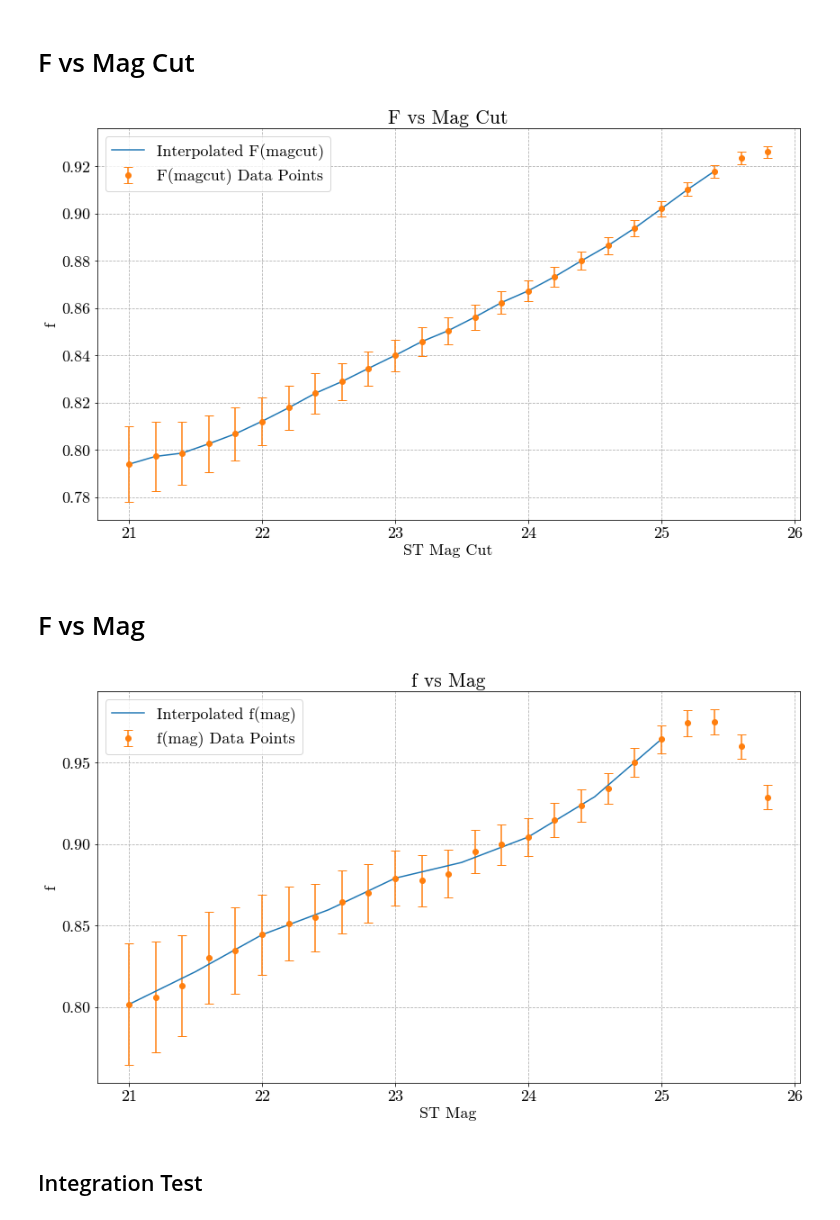
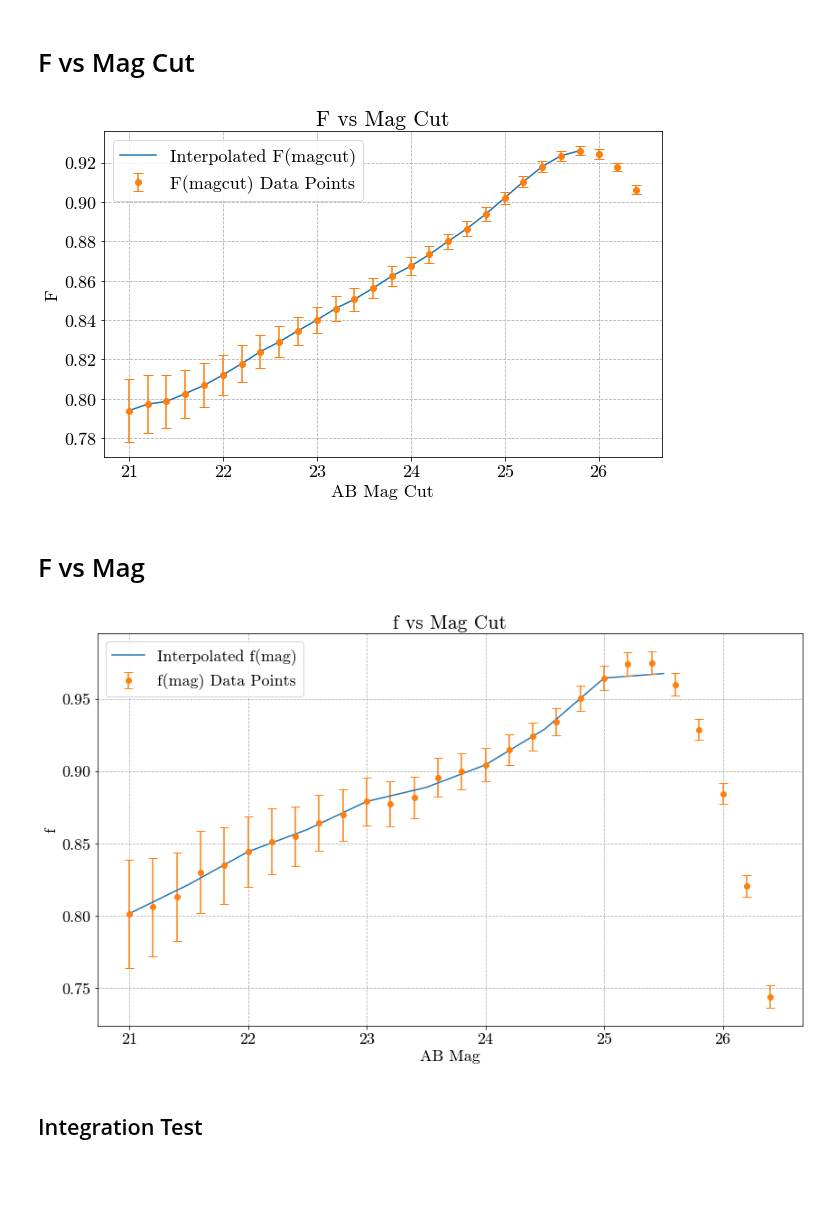
Before and after one commit to veome22/superbit_neff, a Jupyter notebook: neff_extrapolation_test.ipynb, the cells around one changed output. Cells and saved outputs as stored; diff of their text form; code cells hidden in the pictures; blank space fills up the shorter version.

```diff
--- a/neff_extrapolation_test.ipynb
+++ b/neff_extrapolation_test.ipynb
@@ -16,7 +16,7 @@ mpl.rcParams['axes.unicode_minus'] = False
 DIRECTORY = '/mnt/44868D0F868D02A2/Users/veome/Google Drive/Academics/Senior Thesis/Code/Catalog/'
 # %%
 # cosmos = np.genfromtxt(DIRECTORY+'acs_cosmos1361.gcat_ascii', usecols=range(0,10), invalid_raise=False)
-cosmos = np.genfromtxt('superbit_cosmos1361_shape_mag26.gcat_ascii', usecols=range(0,13), invalid_raise=False)
+cosmos = np.genfromtxt('superbit_cosmos1361_shape_abmag26.5.gcat_ascii', usecols=range(0,13), invalid_raise=False)
 # cosmos = np.genfromtxt('superbit19_cosmos1361_lum_mag26.gcat_ascii', usecols=range(0,13), invalid_raise=False)
 
 print("Original Catalog Size: %i"%cosmos.shape[0])
@@ -55,7 +55,7 @@ SuperBIT PSF: 0.362"
 SuperBIT F814W PSF: 0.426"
 # %%
 MAG_MIN = 21.0
-MAG_MAX = 26.0
+MAG_MAX = 26.5
 # %% [markdown]
 # Extrapolation Theory
 # %% [markdown]
@@ -102,23 +102,23 @@ for i in range(mags.shape[0]):
 # Interpolated Function
 f_magcut = interp1d(mags, magcut)
 # %%
-plt.figure(figsize=(14,8))
+plt.figure(figsize=(10,6))
 
 # Plot the interpolated function
 x = np.arange(MAG_MIN, MAG_MAX-0.5, 0.2)
 plt.plot(x, f_magcut(x), label='Interpolated F(magcut)')
 
 # Plot the data points
 plt.errorbar(mags, magcut, yerr=magcut_err,fmt='o', label='F(magcut) Data Points')
 
 plt.title("F vs Mag Cut")
-plt.xlabel("ST Mag Cut")
-plt.ylabel('f')
+plt.xlabel("AB Mag Cut")
+plt.ylabel('F')
 plt.legend()
 plt.grid(linestyle='--')
 # plt.savefig(DIRECTORY+'f_integrated.png')
 # %% [output]
-[figure, old version]
+[figure, new version]
 # %% [markdown]
 # F vs Mag
 # %%
@@ -156,13 +156,14 @@ plt.plot(x, f_mag(x), label='Interpolated f(mag)')
 # Plot the data points
 plt.errorbar(mags, f_mag_data, yerr=f_mag_data_err,fmt='o', label='f(mag) Data Points')
 
-plt.title("f vs Mag")
-plt.xlabel("ST Mag")
+plt.title("f vs Mag Cut")
+plt.xlabel("AB Mag")
 plt.ylabel('f')
 plt.legend()
 plt.grid(linestyle='--')
+# plt.savefig(DIRECTORY+'f_relation.png')
 # %% [output]
-[figure, old version]
+[figure, new version]
 # %% [markdown]
 ## Integration Test
 # %%
```
Also changed, not shown: parts of 12 cells of this notebook.
